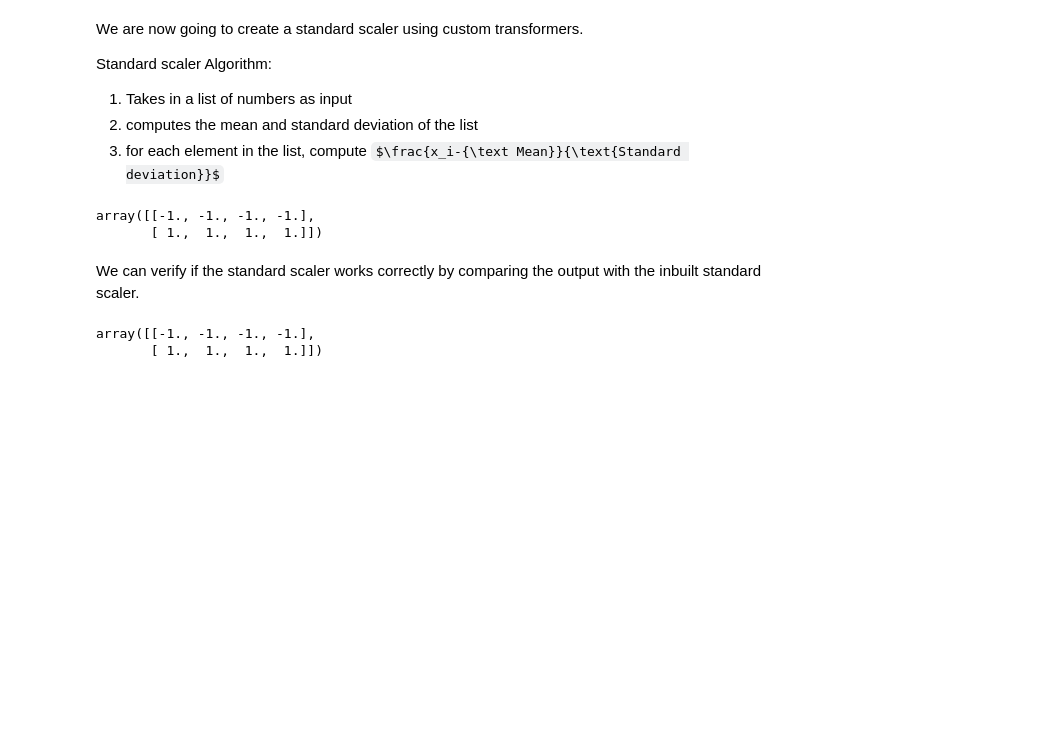
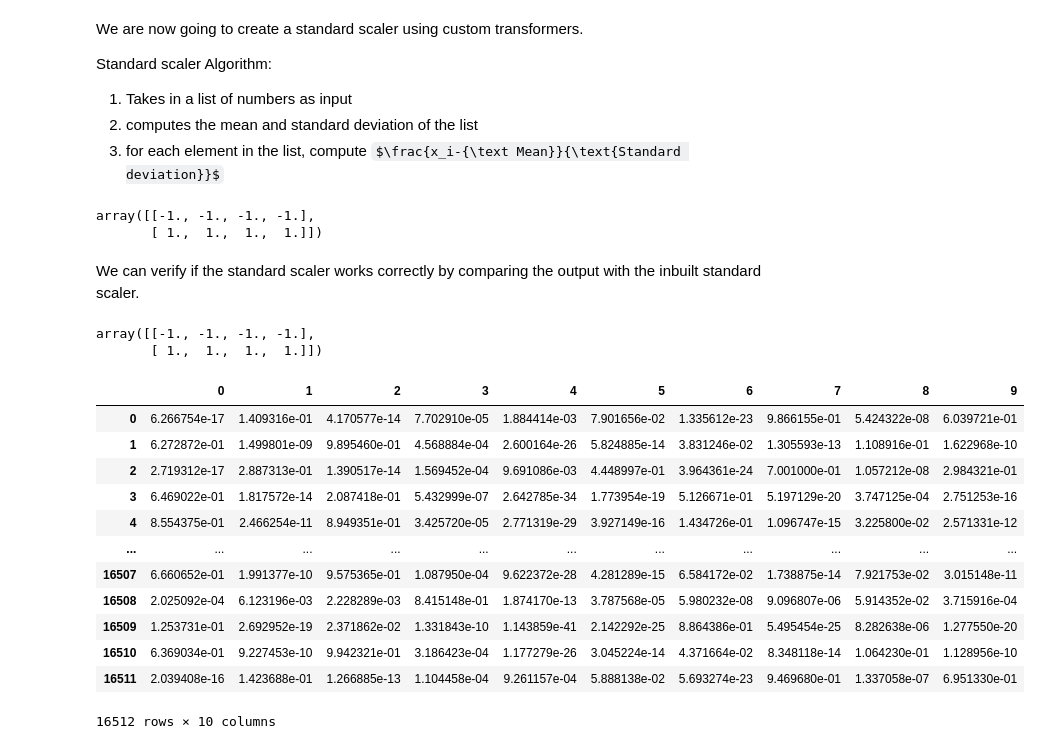
Before and after one commit to ganeshgaiy/ML---district-median-house-pricing-california, a Jupyter notebook: housing-prices-predict.ipynb, the cells around one changed output. Drawn from its saved outputs; the diff is of its cells as text; code cells hidden in the pictures; some formulas as TeX source; blank space fills up the shorter version.

```diff
--- a/housing-prices-predict.ipynb
+++ b/housing-prices-predict.ipynb
@@ -688,3 +688,26 @@ std_sc.fit_transform(x)
 # %% [output]
 array([[-1., -1., -1., -1.],
        [ 1.,  1.,  1.,  1.]])
+# %%
+from sklearn.cluster import KMeans
+from sklearn.metrics.pairwise import rbf_kernel
+
+clusters = KMeans(n_clusters=10, random_state=42)
+x = clusters.fit(housing[["latitude", "longitude"]], sample_weight=housing_labels)
+
+rbf_simil_centers_districts = rbf_kernel(housing[["latitude", "longitude"]], clusters.cluster_centers_, gamma=1)
+pd.DataFrame(rbf_simil_centers_districts)
+# %% [output]
+|  | 0 | 1 | 2 | 3 | 4 | 5 | 6 | 7 | 8 | 9 |
+| 0 | 6.266754e-17 | 1.409316e-01 | 4.170577e-14 | 7.702910e-05 | 1.884414e-03 | 7.901656e-02 | 1.335612e-23 | 9.866155e-01 | 5.424322e-08 | 6.039721e-01 |
+| 1 | 6.272872e-01 | 1.499801e-09 | 9.895460e-01 | 4.568884e-04 | 2.600164e-26 | 5.824885e-14 | 3.831246e-02 | 1.305593e-13 | 1.108916e-01 | 1.622968e-10 |
+| 2 | 2.719312e-17 | 2.887313e-01 | 1.390517e-14 | 1.569452e-04 | 9.691086e-03 | 4.448997e-01 | 3.964361e-24 | 7.001000e-01 | 1.057212e-08 | 2.984321e-01 |
+| 3 | 6.469022e-01 | 1.817572e-14 | 2.087418e-01 | 5.432999e-07 | 2.642785e-34 | 1.773954e-19 | 5.126671e-01 | 5.197129e-20 | 3.747125e-04 | 2.751253e-16 |
+| 4 | 8.554375e-01 | 2.466254e-11 | 8.949351e-01 | 3.425720e-05 | 2.771319e-29 | 3.927149e-16 | 1.434726e-01 | 1.096747e-15 | 3.225800e-02 | 2.571331e-12 |
+| ... | ... | ... | ... | ... | ... | ... | ... | ... | ... | ... |
+| 16507 | 6.660652e-01 | 1.991377e-10 | 9.575365e-01 | 1.087950e-04 | 9.622372e-28 | 4.281289e-15 | 6.584172e-02 | 1.738875e-14 | 7.921753e-02 | 3.015148e-11 |
+| 16508 | 2.025092e-04 | 6.123196e-03 | 2.228289e-03 | 8.415148e-01 | 1.874170e-13 | 3.787568e-05 | 5.980232e-08 | 9.096807e-06 | 5.914352e-02 | 3.715916e-04 |
+| 16509 | 1.253731e-01 | 2.692952e-19 | 2.371862e-02 | 1.331843e-10 | 1.143859e-41 | 2.142292e-25 | 8.864386e-01 | 5.495454e-25 | 8.282638e-06 | 1.277550e-20 |
+| 16510 | 6.369034e-01 | 9.227453e-10 | 9.942321e-01 | 3.186423e-04 | 1.177279e-26 | 3.045224e-14 | 4.371664e-02 | 8.348118e-14 | 1.064230e-01 | 1.128956e-10 |
+| 16511 | 2.039408e-16 | 1.423688e-01 | 1.266885e-13 | 1.104458e-04 | 9.261157e-04 | 5.888138e-02 | 5.693274e-23 | 9.469680e-01 | 1.337058e-07 | 6.951330e-01 |
+16512 rows × 10 columns
```
Also changed, not shown: parts of 5 cells of this notebook.
